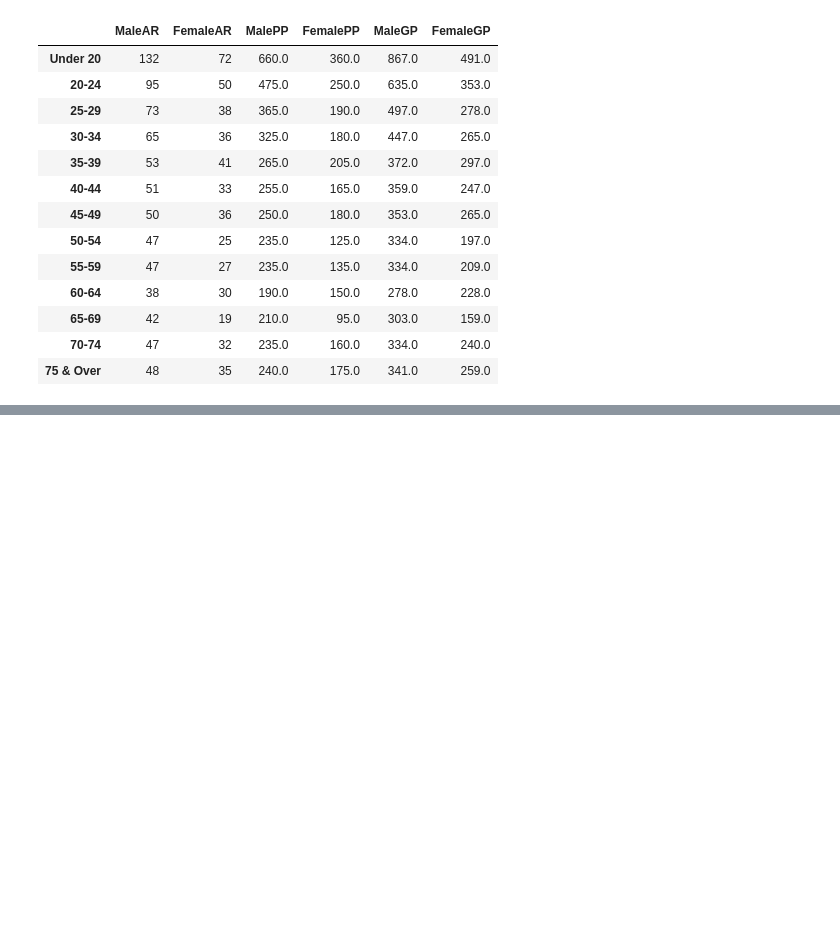
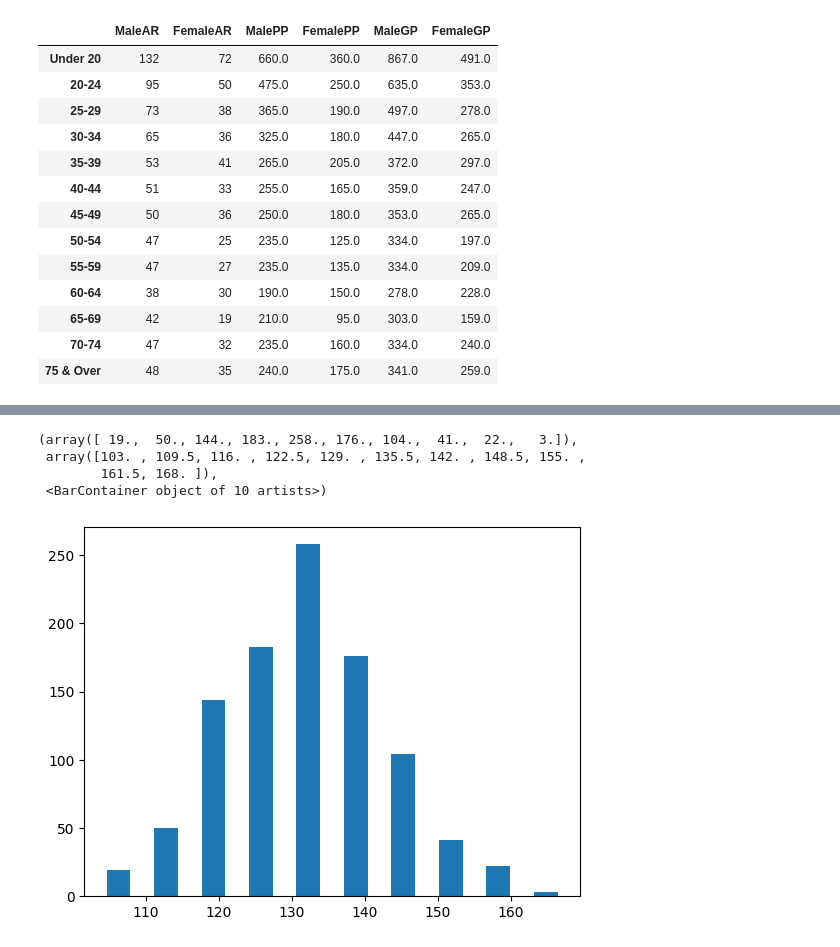
Before and after one commit to RayhanM17/DATA-SCIENCE-NOTEBOOKS, a Jupyter notebook: JN/auto-insurance.ipynb, the cells around one changed output, grey strips where cells are left out. Saved outputs shown, nothing was run; the diff lists cells and outputs as text; code cells hidden in the pictures; blank space fills up the shorter version.

```diff
--- a/JN/auto-insurance.ipynb
+++ b/JN/auto-insurance.ipynb
@@ -110,0 +166,12 @@ df
+# %%
+# Model frequency
+
+#frequency = np.random.binomial(1000, 132/1000, 1000)
+def bin_pdf(n, p):
+    return
+# %% [output]
+(array([ 19.,  50., 144., 183., 258., 176., 104.,  41.,  22.,   3.]),
+ array([103. , 109.5, 116. , 122.5, 129. , 135.5, 142. , 148.5, 155. ,
+        161.5, 168. ]),
+ <BarContainer object of 10 artists>)
+[figure, added]
```
Also changed, not shown: parts of 7 cells of this notebook.
